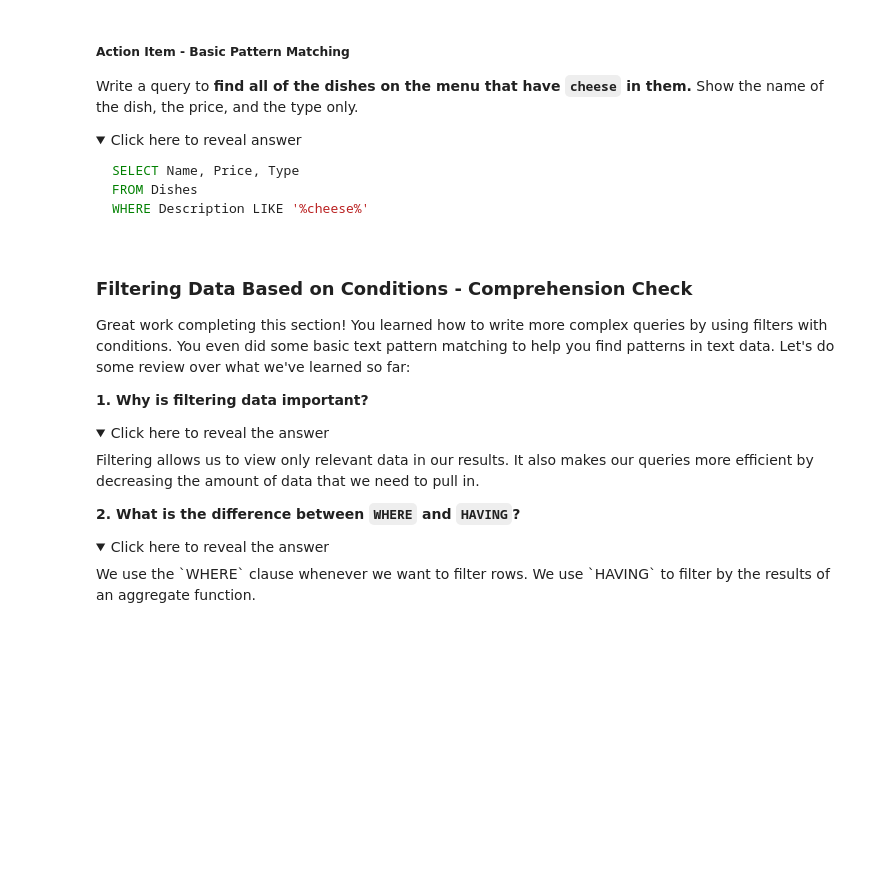
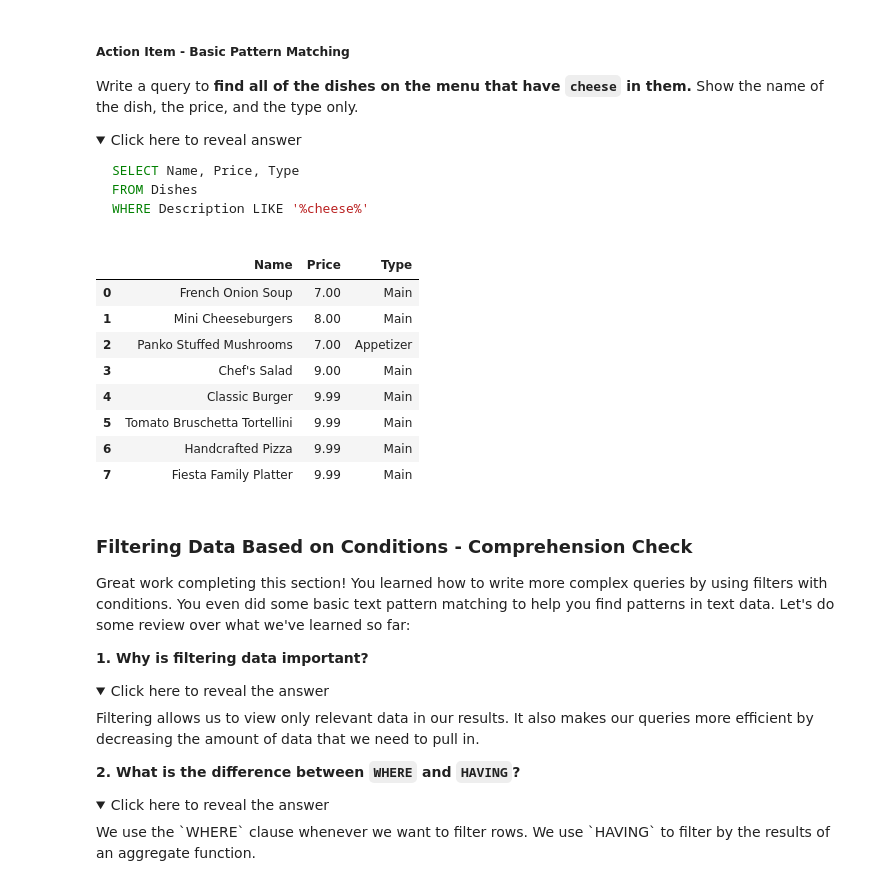
Before and after one commit to codingdianat/22s-AA191-GitPracticing, a Jupyter notebook: notebooks/COOP_SQL_101_PracticeNotebook.ipynb, the cells around one changed output. Drawn from its saved outputs; the diff is of its cells as text; code cells hidden in the pictures; folded sections open; blank space fills up the shorter version.

```diff
--- a/notebooks/COOP_SQL_101_PracticeNotebook.ipynb
+++ b/notebooks/COOP_SQL_101_PracticeNotebook.ipynb
@@ -614,3 +612,18 @@ WHERE Description LIKE '%cheese%'
+# %%
+%%sql
+SELECT name, price, type
+FROM dishes
+WHERE description LIKE '%cheese%';
+# %% [output]
+|  | Name | Price | Type |
+| 0 | French Onion Soup | 7.00 | Main |
+| 1 | Mini Cheeseburgers | 8.00 | Main |
+| 2 | Panko Stuffed Mushrooms | 7.00 | Appetizer |
+| 3 | Chef's Salad | 9.00 | Main |
+| 4 | Classic Burger | 9.99 | Main |
+| 5 | Tomato Bruschetta Tortellini | 9.99 | Main |
+| 6 | Handcrafted Pizza | 9.99 | Main |
+| 7 | Fiesta Family Platter | 9.99 | Main |
 # %% [markdown]
 ### **Filtering Data Based on Conditions - Comprehension Check**
 
```
Also changed, not shown: parts of 17 cells of this notebook.
